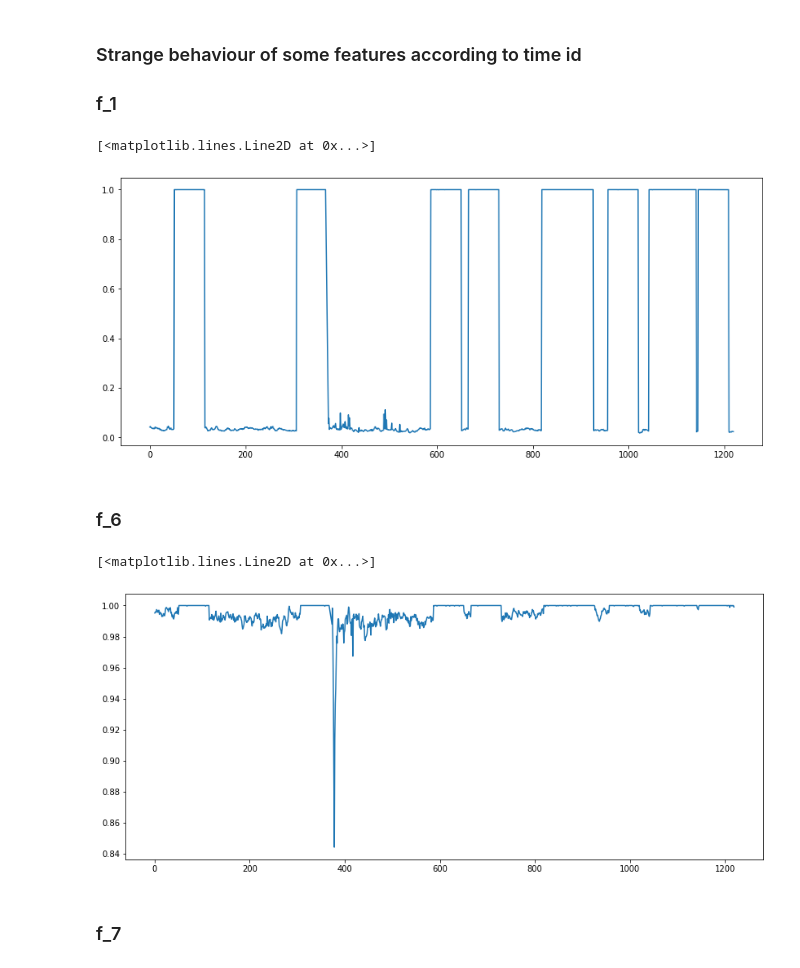
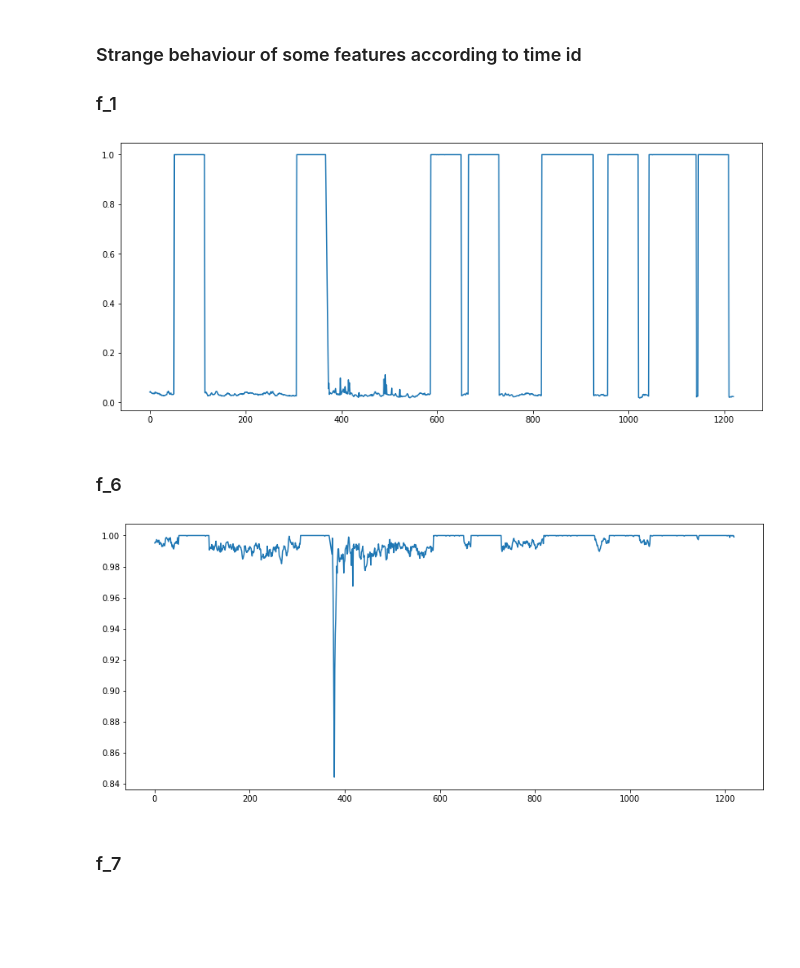
Before and after one commit to beatwad/ubiquant, a Jupyter notebook: part_2_LGBM_train.ipynb, the cells around one changed output. Cells and saved outputs as stored; diff of their text form; code cells hidden in the pictures; blank space fills up the shorter version.

```diff
--- a/part_2_LGBM_train.ipynb
+++ b/part_2_LGBM_train.ipynb
@@ -293,32 +297,26 @@ train.shape
 
 ### f_1
 # %%
-feature = 'f_1'
+def get_unique_total_values_ratio(df, feature, plot=False, return_result=False):
+    df_date_group = df.groupby('time_id').agg({feature: [lambda x: len(x.unique()), 'count']})
+    df_date_group.columns.set_levels(['len_unique','count'], level=1,inplace=True)
+    df_date_group['unique_count_ratio'] = df_date_group[feature]['len_unique']/df_date_group[feature]['count']
+    df_date_group['num_or_cat'] = df_date_group['unique_count_ratio'].apply(lambda x: 1 if x > 0.5 else 0)
+    if plot:
+        fig = plt.figure(figsize=(14, 6))
+        ax = fig.add_subplot(111)
+        plt.plot(df_date_group.index, df_date_group['unique_count_ratio'] , label="Number of unique investments")
+    if return_result:
+        return df_date_group['num_or_cat']
 
-train_date_group = train.groupby('time_id').agg({feature: [lambda x: len(x.unique()), 'count']})
-train_date_group.columns.set_levels(['len_unique','count'],level=1,inplace=True)
-train_date_group['unique_count_ratio'] = train_date_group[feature]['len_unique']/train_date_group[feature]['count']
-
-fig = plt.figure(figsize=(14, 6))
-ax = fig.add_subplot(111)
-plt.plot(train_date_group.index, train_date_group['unique_count_ratio'] , label="Number of unique investments")
+get_unique_total_values_ratio(train, 'f_1', plot=True)
 # %% [output]
-[<matplotlib.lines.Line2D at 0x...>]
 [figure]
 # %% [markdown]
 ### f_6
-# %%
-feature = 'f_6'
-
-train_date_group = train.groupby('time_id').agg({feature: [lambda x: len(x.unique()), 'count']})
-train_date_group.columns.set_levels(['len_unique','count'],level=1,inplace=True)
-train_date_group['unique_count_ratio'] = train_date_group[feature]['len_unique']/train_date_group[feature]['count']
-
-fig = plt.figure(figsize=(14, 6))
-ax = fig.add_subplot(111)
-plt.plot(train_date_group.index, train_date_group['unique_count_ratio'] , label="Number of unique investments")
-# %% [output]
-[<matplotlib.lines.Line2D at 0x...>]
-[figure, removed]
+# %%
+get_unique_total_values_ratio(train, 'f_6', plot=True)
+# %% [output]
+[figure, added]
 # %% [markdown]
 ### f_7
```
Also changed, not shown: parts of 25 cells of this notebook, 1 other file.
